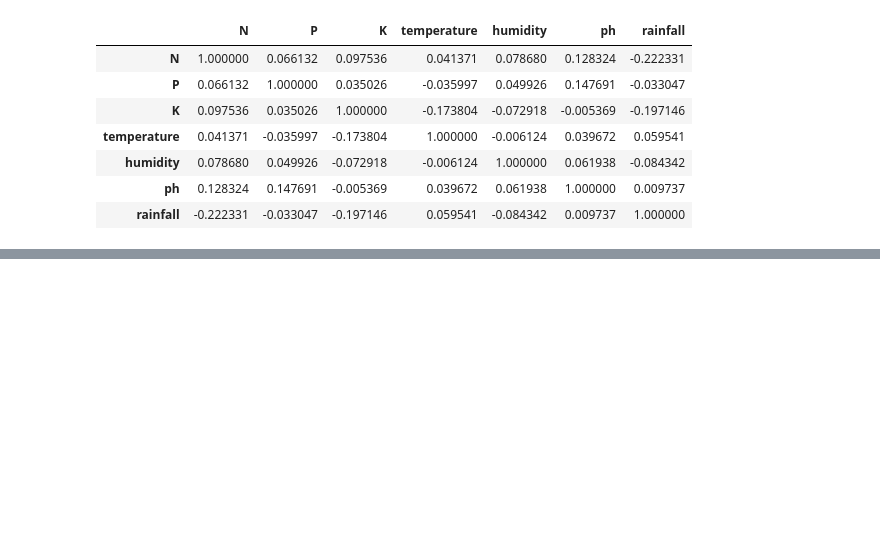
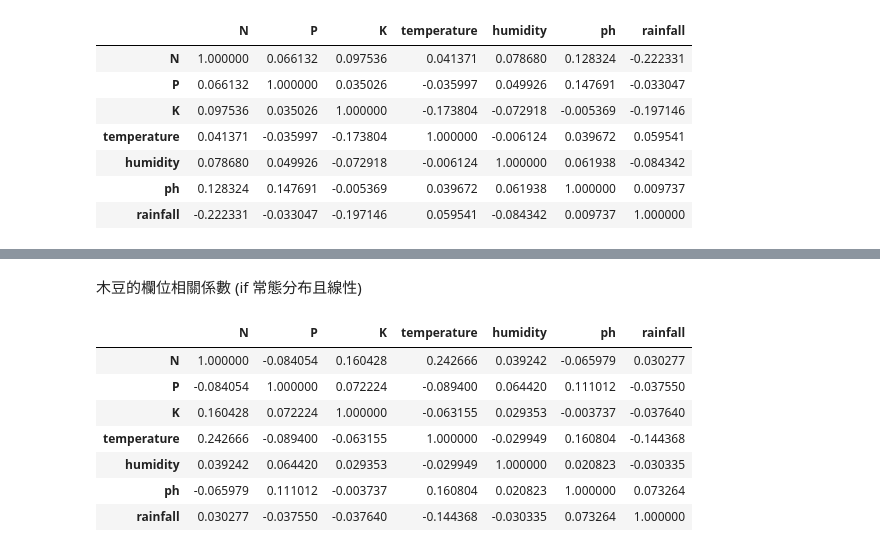
Before and after one commit to QI-XIANG/NCU_Data-Mining-for-Business-Analytics, a Jupyter notebook: 作業3/作業3.ipynb, the cells around one changed output, grey strips where cells are left out. Drawn from its saved outputs; the diff is of its cells as text; code cells hidden in the pictures; blank space fills up the shorter version.

```diff
--- a/作業3/作業3.ipynb
+++ b/作業3/作業3.ipynb
@@ -327,0 +377,13 @@ df[df['label']=='papaya'].corr()
+# %% [markdown]
+木豆的欄位相關係數 (if 常態分布且線性)
+# %%
+df[df['label']=='pigeonpeas'].corr()
+# %% [output]
+|  | N | P | K | temperature | humidity | ph | rainfall |
+| N | 1.000000 | -0.084054 | 0.160428 | 0.242666 | 0.039242 | -0.065979 | 0.030277 |
+| P | -0.084054 | 1.000000 | 0.072224 | -0.089400 | 0.064420 | 0.111012 | -0.037550 |
+| K | 0.160428 | 0.072224 | 1.000000 | -0.063155 | 0.029353 | -0.003737 | -0.037640 |
+| temperature | 0.242666 | -0.089400 | -0.063155 | 1.000000 | -0.029949 | 0.160804 | -0.144368 |
+| humidity | 0.039242 | 0.064420 | 0.029353 | -0.029949 | 1.000000 | 0.020823 | -0.030335 |
+| ph | -0.065979 | 0.111012 | -0.003737 | 0.160804 | 0.020823 | 1.000000 | 0.073264 |
+| rainfall | 0.030277 | -0.037550 | -0.037640 | -0.144368 | -0.030335 | 0.073264 | 1.000000 |
```
Also changed, not shown: parts of 7 cells of this notebook.
